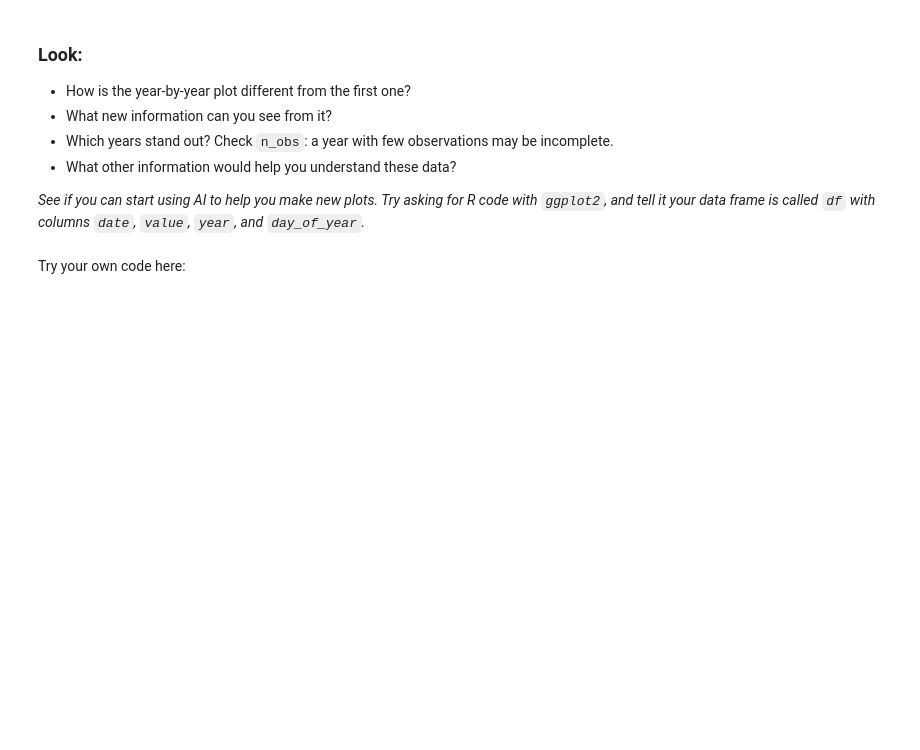
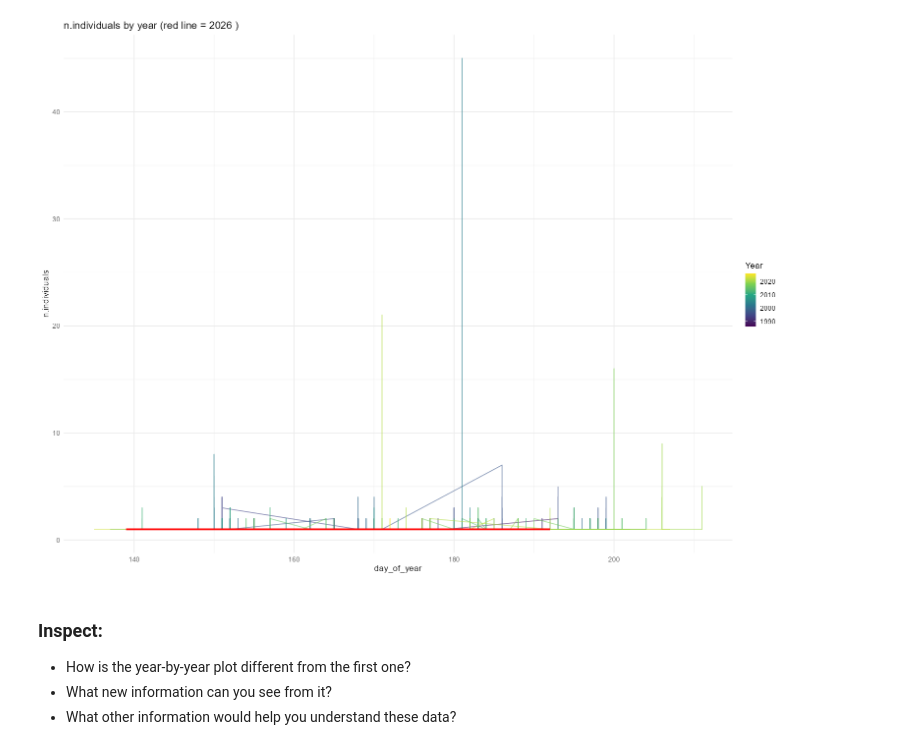
Before and after one commit to scelmendorf/colab_test, a Jupyter notebook: R_upload_your_data.ipynb, the cells around one changed output. Cells and saved outputs as stored; diff of their text form; code cells hidden in the pictures; blank space fills up the shorter version.

```diff
--- a/R_upload_your_data.ipynb
+++ b/R_upload_your_data.ipynb
@@ -168,13 +211,0 @@ Set `start_month` below: `1` for a normal calendar year, `10` for a water year.
-# %%
-# 1. Label every row with its year and how far into that year it is
-start_month <- 1   # <-- 1 = calendar year (Jan 1), 10 = water year (Oct 1)
-
-shift <- if (start_month > 1) 1 else 0
-df <- df %>%
-  mutate(
-    year          = year(date) + ifelse(shift == 1 & month(date) >= start_month, 1, 0),
-    year_start    = make_date(year - shift, start_month, 1),
-    day_of_year   = as.numeric(date - year_start) + 1
-  )
-
-head(df, 10)
@@ -184,0 +212,10 @@ head(df, 10)
+# %%
+# 1. add a day of year and year column
+df <- df %>%
+  mutate(
+    year          = lubridate::year(Date),
+    day_of_year   = lubridate::yday(Date)
+  )
+
+# View new data frame
+head(df, 10)
@@ -185,12 +237,15 @@ head(df, 10)
 # %%
-# 2. Plot every year on the same axis, with the most recent year highlighted
+# 2. Plot every year on the same axis, with the most recent year in RED
 latest <- max(df$year)
 
-ggplot(df, aes(x = day_of_year, y = value, group = year)) +
+time_series_plot <- ggplot(df, aes(x = day_of_year, y = .data[[value_col]], group = year)) +
   geom_line(aes(color = year), alpha = 0.6) +
-  geom_line(data = filter(df, year == latest), color = "black", linewidth = 1.3) +
+  geom_line(data = filter(df, year == latest), color = "red", linewidth = 1.3) +
   scale_color_viridis_c(name = "Year") +
-  labs(title = paste(value_col, "by year (black line =", latest, ")"),
-       x = paste("Day of year (starting", month.name[start_month], "1)"),
+  labs(title = paste(value_col, "by year (red line =", latest, ")"),
        y = value_col) +
   theme_minimal(base_size = 14)
+
+time_series_plot
+# %% [output]
+[figure, added]
@@ -219,8 +252,5 @@ ggplot(yearly, aes(x = factor(year), y = max_value)) +
 # %% [markdown]
-### Look:
+### Inspect:
 - How is the year-by-year plot different from the first one?
 - What new information can you see from it?
-- Which years stand out? Check `n_obs`: a year with few observations may be incomplete.
 - What other information would help you understand these data?
-
-*See if you can start using AI to help you make new plots. Try asking for R code with `ggplot2`, and tell it your data frame is called `df` with columns `date`, `value`, `year`, and `day_of_year`.*
@@ -231,2 +256,0 @@ cat("Saved yearly_summary.csv\n")
-# %% [markdown]
-Try your own code here:
```
Also changed, not shown: parts of 22 cells of this notebook.
